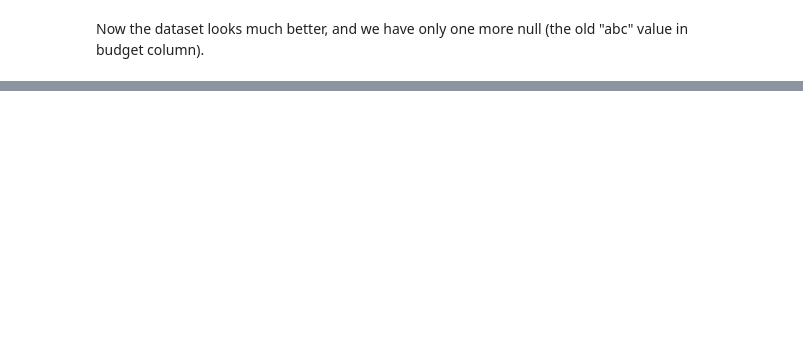
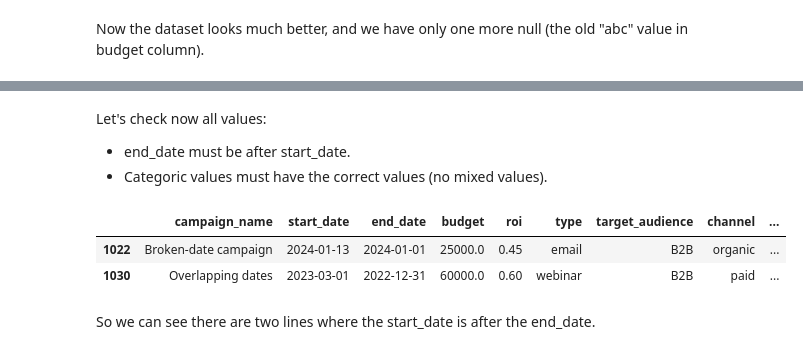
Before and after one commit to Ignacio538/Marketing-Campaings, a Jupyter notebook: Analysis.ipynb, the cells around one changed output, grey strips where cells are left out. Drawn from its saved outputs; the diff is of its cells as text; code cells hidden in the pictures; blank space fills up the shorter version.

```diff
--- a/Analysis.ipynb
+++ b/Analysis.ipynb
@@ -156,0 +173,14 @@ Now the dataset looks much better, and we have only one more null (the old "abc"
+# %% [markdown]
+Let's check now all values:
+- end_date must be after start_date.
+- Categoric values must have the correct values (no mixed values).
+# %%
+# Let's check end_date is greater than start_date.
+df_dates_check = df[df['end_date'] < df['start_date']]
+df_dates_check
+# %% [output]
+|  | campaign_name | start_date | end_date | budget | roi | type | target_audience | channel | ... |
+| 1022 | Broken-date campaign | 2024-01-13 | 2024-01-01 | 25000.0 | 0.45 | email | B2B | organic | ... |
+| 1030 | Overlapping dates | 2023-03-01 | 2022-12-31 | 60000.0 | 0.60 | webinar | B2B | paid | ... |
+# %% [markdown]
+So we can see there are two lines where the start_date is after the end_date.
```
Also changed, not shown: parts of 1 cell of this notebook.
